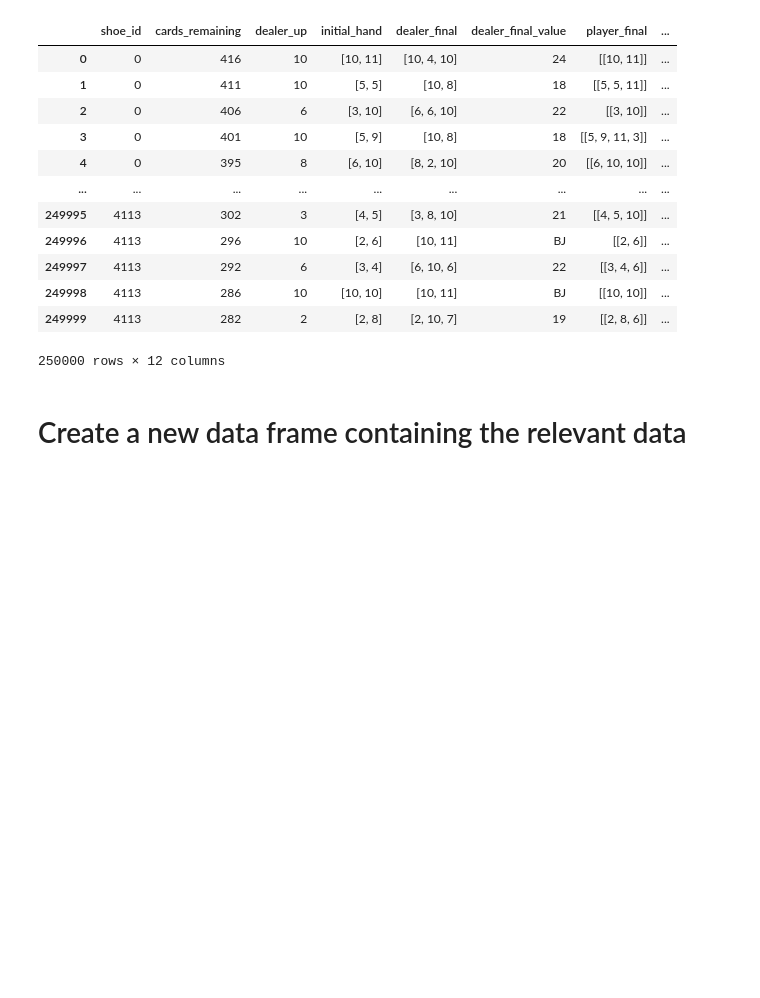
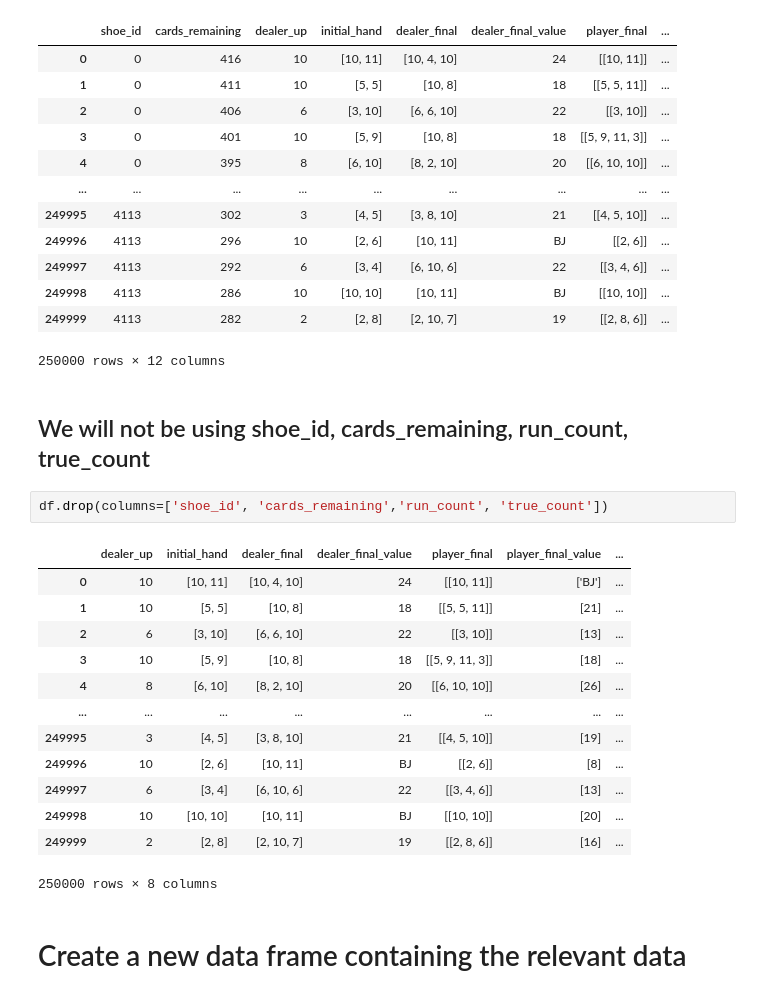
Before and after one commit to Jhwee2/Blackjack, a Jupyter notebook: blackjack.ipynb, the cells around one changed output. Drawn from its saved outputs; the diff is of its cells as text; blank space fills up the shorter version.

```diff
--- a/blackjack.ipynb
+++ b/blackjack.ipynb
@@ -136,6 +136,24 @@ df
 | 249998 | 4113 | 286 | 10 | [10, 10] | [10, 11] | BJ | [[10, 10]] | ... |
 | 249999 | 4113 | 282 | 2 | [2, 8] | [2, 10, 7] | 19 | [[2, 8, 6]] | ... |
 250000 rows × 12 columns
+# %% [markdown]
+## We will not be using shoe_id, cards_remaining, run_count, true_count
+# %%
+df.drop(columns=['shoe_id', 'cards_remaining','run_count', 'true_count'])
+# %% [output]
+|  | dealer_up | initial_hand | dealer_final | dealer_final_value | player_final | player_final_value | ... |
+| 0 | 10 | [10, 11] | [10, 4, 10] | 24 | [[10, 11]] | ['BJ'] | ... |
+| 1 | 10 | [5, 5] | [10, 8] | 18 | [[5, 5, 11]] | [21] | ... |
+| 2 | 6 | [3, 10] | [6, 6, 10] | 22 | [[3, 10]] | [13] | ... |
+| 3 | 10 | [5, 9] | [10, 8] | 18 | [[5, 9, 11, 3]] | [18] | ... |
+| 4 | 8 | [6, 10] | [8, 2, 10] | 20 | [[6, 10, 10]] | [26] | ... |
+| ... | ... | ... | ... | ... | ... | ... | ... |
+| 249995 | 3 | [4, 5] | [3, 8, 10] | 21 | [[4, 5, 10]] | [19] | ... |
+| 249996 | 10 | [2, 6] | [10, 11] | BJ | [[2, 6]] | [8] | ... |
+| 249997 | 6 | [3, 4] | [6, 10, 6] | 22 | [[3, 4, 6]] | [13] | ... |
+| 249998 | 10 | [10, 10] | [10, 11] | BJ | [[10, 10]] | [20] | ... |
+| 249999 | 2 | [2, 8] | [2, 10, 7] | 19 | [[2, 8, 6]] | [16] | ... |
+250000 rows × 8 columns
 # %% [markdown]
 # Create a new data frame containing the relevant data
 # %%
```
Also changed, not shown: parts of 6 cells of this notebook.
